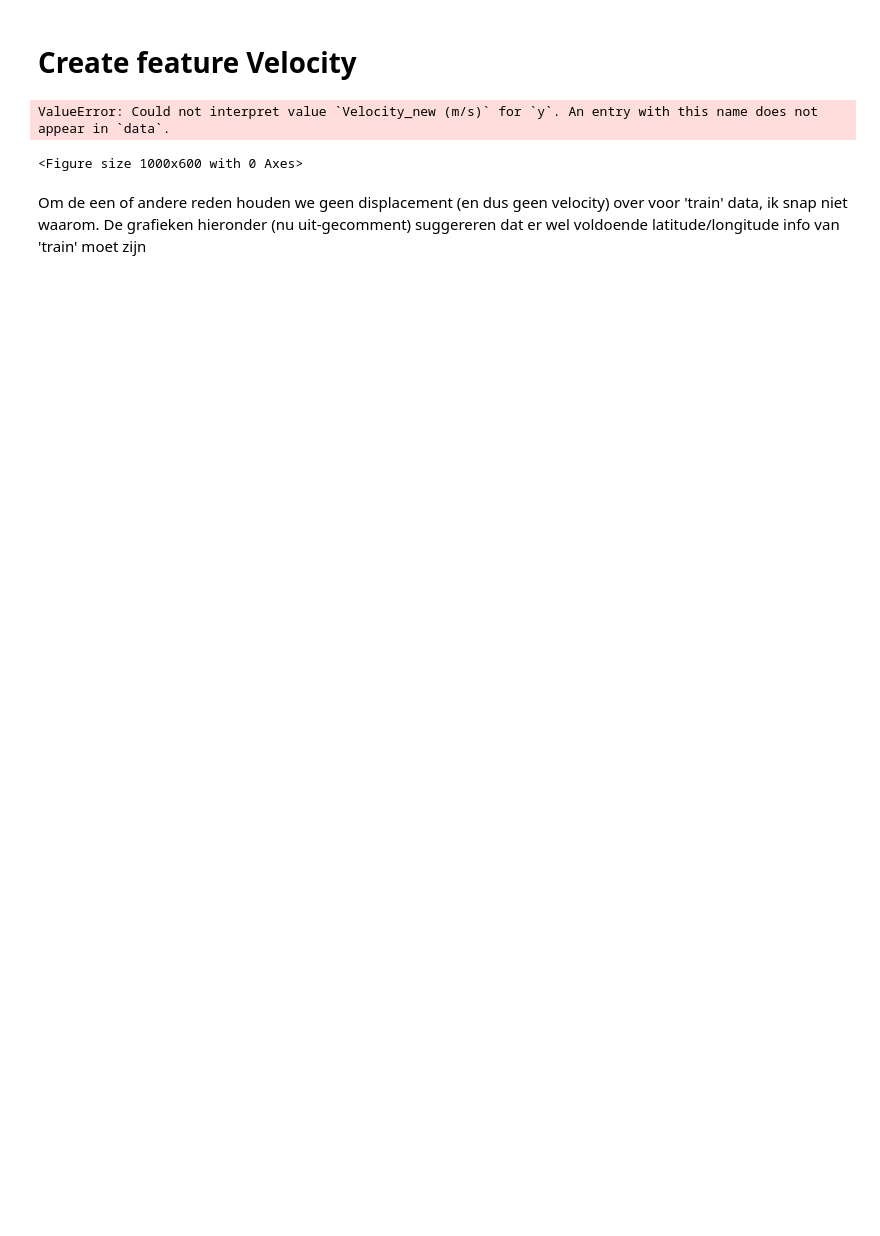
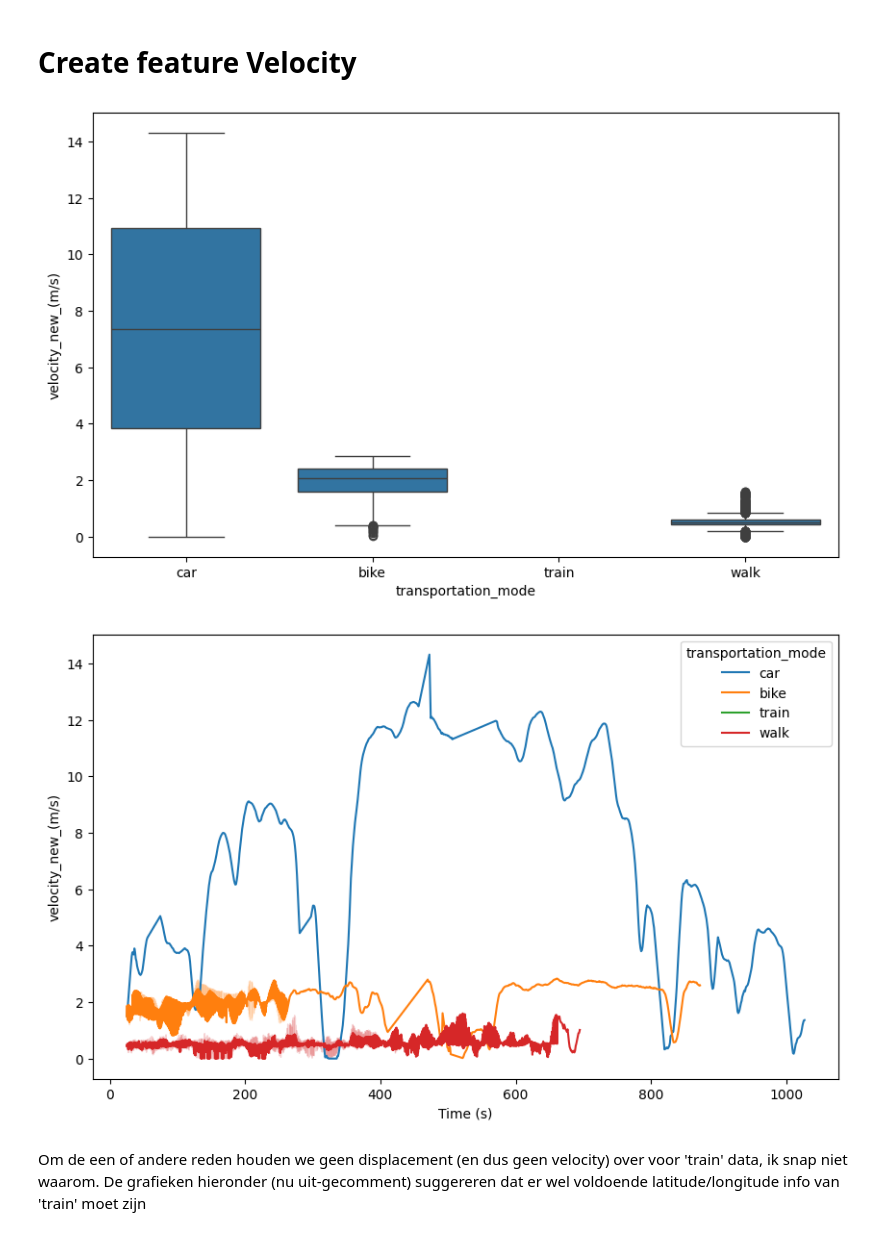
Before and after one commit to BluntKatana/transportation-mode-classifier, a Jupyter notebook: notebooks/feature_engineering.ipynb, the cells around one changed output. Drawn from its saved outputs; the diff is of its cells as text; code cells hidden in the pictures; blank space fills up the shorter version.

```diff
--- a/notebooks/feature_engineering.ipynb
+++ b/notebooks/feature_engineering.ipynb
@@ -117,28 +176,29 @@ plt.show()
 # %% [markdown]
 # Create feature Velocity
 # %%
+
 # Calculate velocity
-data['Velocity_new (m/s)'] = data['Delta s'] / lamb
+data['velocity_new_(m/s)'] = data['delta_x'] / 15
 # %%
 plt.figure(figsize=(10,6))
-sns.boxplot(y='Velocity_new (m/s)', x='transportation_mode', data=data)
+sns.boxplot(y='velocity_new_(m/s)', x='transportation_mode', data=data)
 plt.show()
 
 # plt.figure(figsize=(10,6))
 # sns.boxplot(y='Velocity (m/s)', x='transportation_mode', data=data)
 # plt.show()
 
 
 plt.figure(figsize=(10,6))
-sns.lineplot(y='Velocity_new (m/s)', x='Time (s)', hue='transportation_mode', data=data)
+sns.lineplot(y='velocity_new_(m/s)', x='Time (s)', hue='transportation_mode', data=data)
 plt.show()
 
 # plt.figure(figsize=(10,6))
 # sns.lineplot(y='Velocity (m/s)', x='Time (s)', hue='transportation_mode', data=data)
 # plt.show()
 # %% [output]
-ValueError: Could not interpret value `Velocity_new (m/s)` for `y`. An entry with this name does not appear in `data`.
-<Figure size 1000x600 with 0 Axes>
+[figure, added]
+[figure, added]
 # %% [markdown]
 Om de een of andere reden houden we geen displacement (en dus geen velocity) over voor 'train' data, ik snap niet waarom. De grafieken hieronder (nu uit-gecomment) suggereren dat er wel voldoende latitude/longitude info van 'train' moet zijn
 # %%
```
Also changed, not shown: parts of 19 cells of this notebook, 1 other file.
